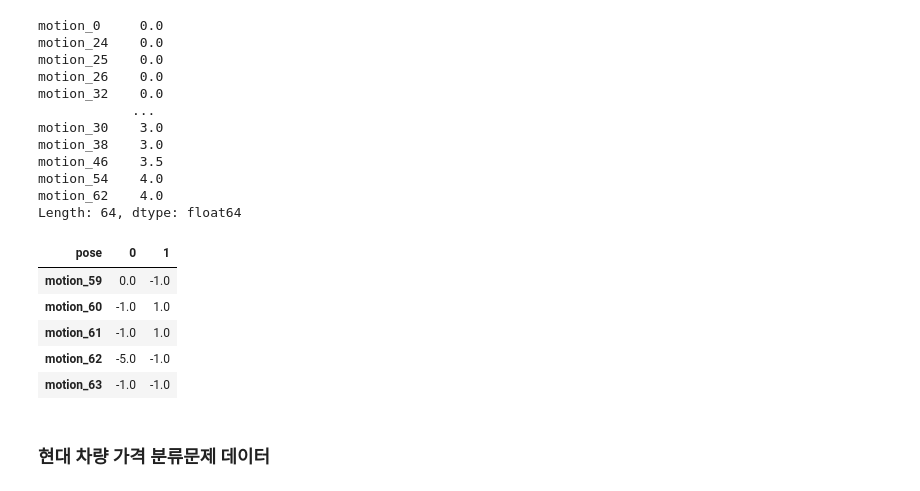
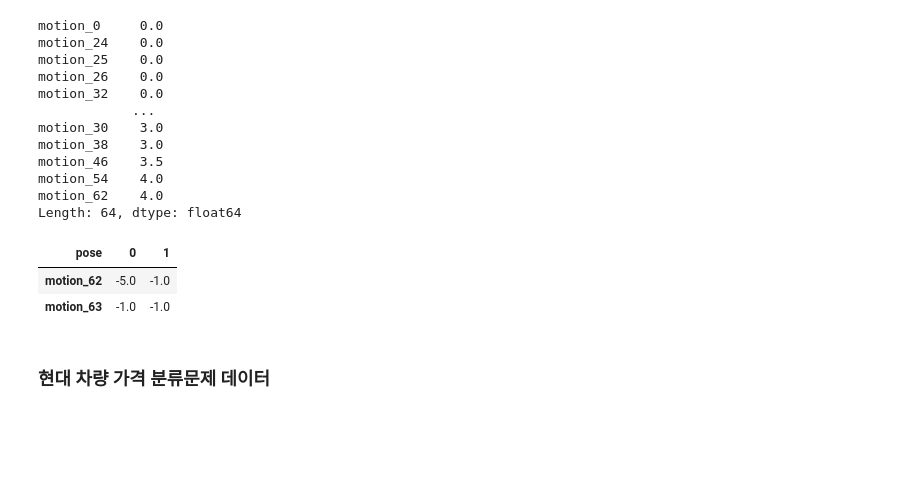
Before and after one commit to hyunji2776/bigdata, a Jupyter notebook: DataManim_Type1_Excercise_4.ipynb, the cells around one changed output. Cells and saved outputs as stored; diff of their text form; code cells hidden in the pictures; blank space fills up the shorter version.

```diff
--- a/DataManim_Type1_Excercise_4.ipynb
+++ b/DataManim_Type1_Excercise_4.ipynb
@@ -822,12 +822,9 @@ motion_54    4.0
 motion_62    4.0
 Length: 64, dtype: float64
 # %%
-ans.tail(5)
+ans.tail(2)
 # %% [output]
 | pose | 0 | 1 |
-| motion_59 | 0.0 | -1.0 |
-| motion_60 | -1.0 | 1.0 |
-| motion_61 | -1.0 | 1.0 |
 | motion_62 | -5.0 | -1.0 |
 | motion_63 | -1.0 | -1.0 |
 # %%
```
Also changed, not shown: parts of 34 cells of this notebook.
